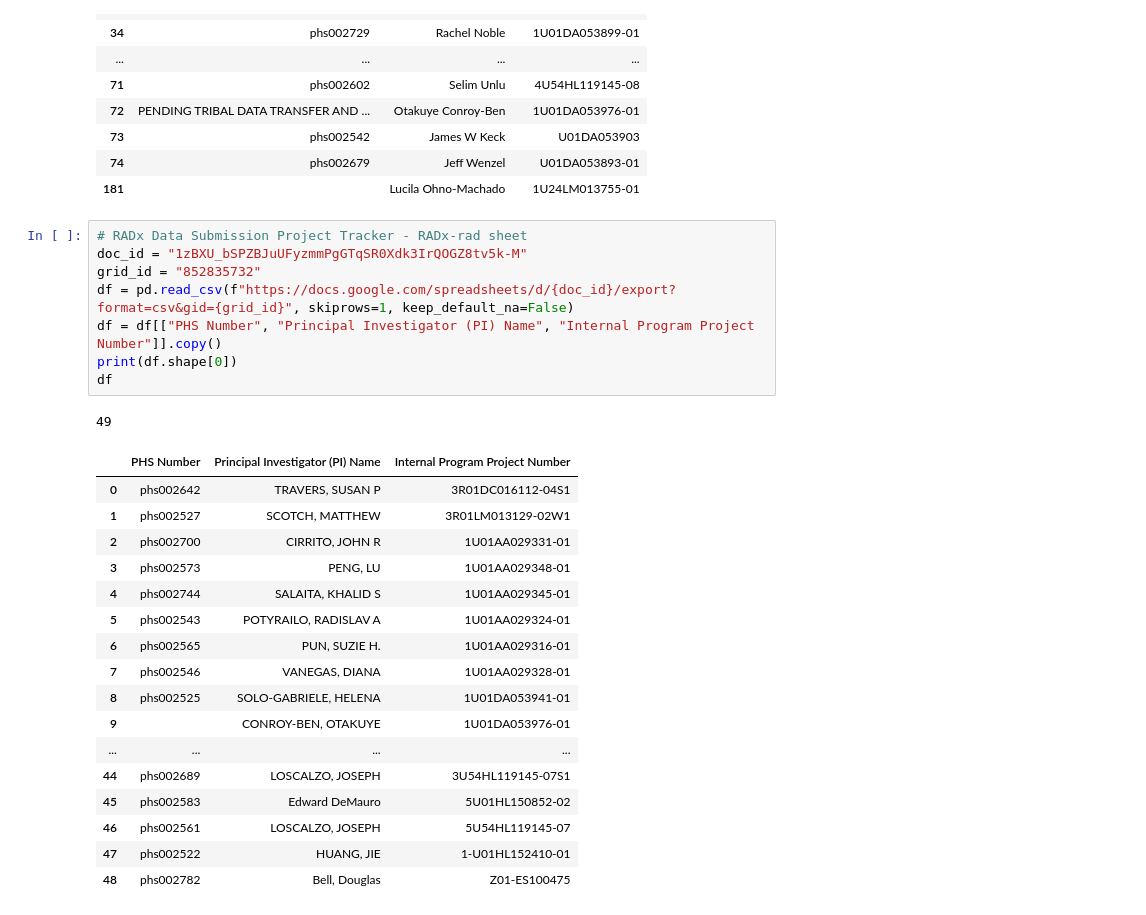
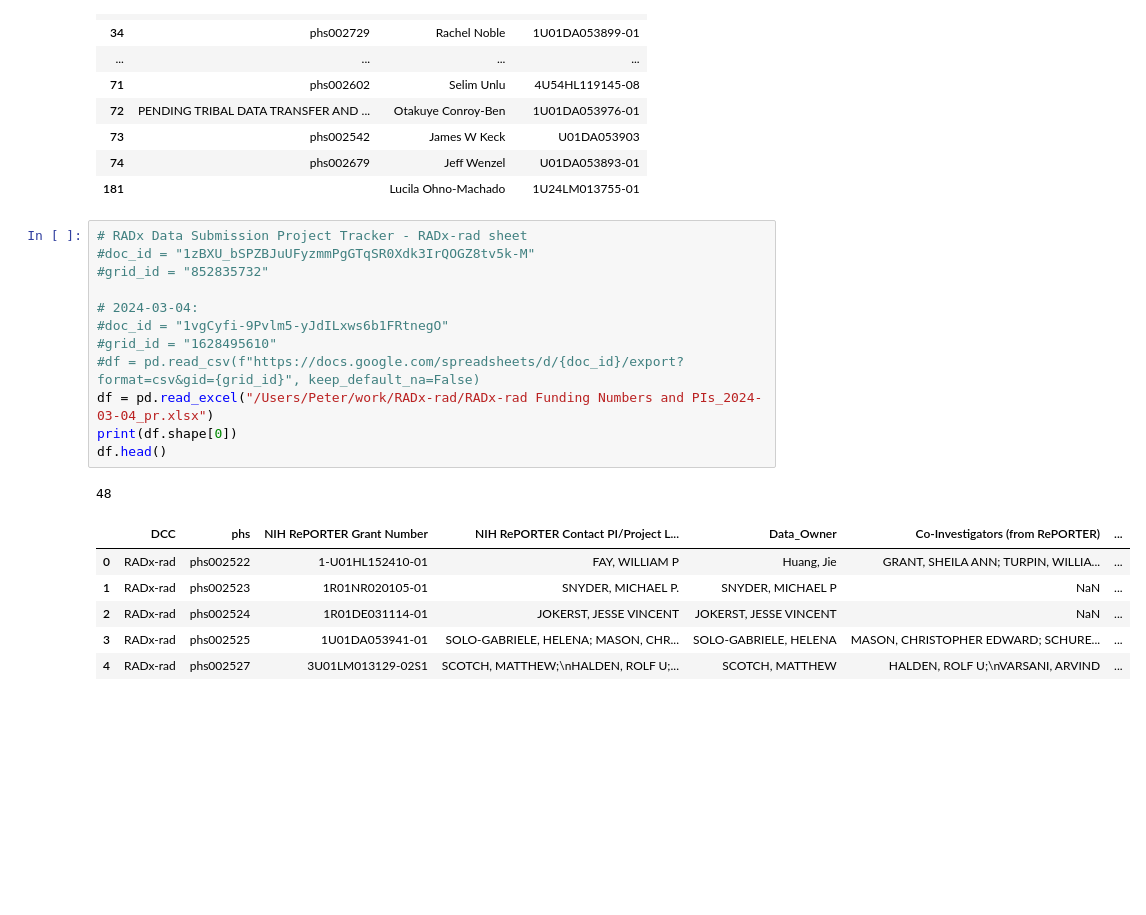
Before and after one commit to radxrad/radx-kg, a Jupyter notebook: notebooks/processing/1_get_core_project_info.ipynb, the cells around one changed output. Drawn from its saved outputs; the diff is of its cells as text; blank space fills up the shorter version.

```diff
--- a/notebooks/1_get_core_project_info.ipynb
+++ b/notebooks/processing/1_get_core_project_info.ipynb
@@ -79,29 +79,22 @@ radx_rad
 | 181 |  | Lucila Ohno-Machado | 1U24LM013755-01 |
 # %%
 # RADx Data Submission Project Tracker - RADx-rad sheet
-doc_id = "1zBXU_bSPZBJuUFyzmmPgGTqSR0Xdk3IrQOGZ8tv5k-M"
-grid_id = "852835732"
-df = pd.read_csv(f"https://docs.google.com/spreadsheets/d/{doc_id}/export?format=csv&gid={grid_id}", skiprows=1, keep_default_na=False)
-df = df[["PHS Number", "Principal Investigator (PI) Name", "Internal Program Project Number"]].copy()
+#doc_id = "1zBXU_bSPZBJuUFyzmmPgGTqSR0Xdk3IrQOGZ8tv5k-M"
+#grid_id = "852835732"
+
+# 2024-03-04:
+#doc_id = "1vgCyfi-9Pvlm5-yJdILxws6b1FRtnegO"
+#grid_id = "1628495610"
+#df = pd.read_csv(f"https://docs.google.com/spreadsheets/d/{doc_id}/export?format=csv&gid={grid_id}", keep_default_na=False)
+df = pd.read_excel("/Users/Peter/work/RADx-rad/RADx-rad Funding Numbers and PIs_2024-03-04_pr.xlsx")
 print(df.shape[0])
-df
+df.head()
 # %% [output]
-49
+48
-|  | PHS Number | Principal Investigator (PI) Name | Internal Program Project Number |
-| 0 | phs002642 | TRAVERS, SUSAN P | 3R01DC016112-04S1 |
-| 1 | phs002527 | SCOTCH, MATTHEW | 3R01LM013129-02W1 |
-| 2 | phs002700 | CIRRITO, JOHN R | 1U01AA029331-01 |
-| 3 | phs002573 | PENG, LU | 1U01AA029348-01 |
-| 4 | phs002744 | SALAITA, KHALID S | 1U01AA029345-01 |
-| 5 | phs002543 | POTYRAILO, RADISLAV A | 1U01AA029324-01 |
-| 6 | phs002565 | PUN, SUZIE H. | 1U01AA029316-01 |
-| 7 | phs002546 | VANEGAS, DIANA | 1U01AA029328-01 |
-| 8 | phs002525 | SOLO-GABRIELE, HELENA | 1U01DA053941-01 |
-| 9 |  | CONROY-BEN, OTAKUYE | 1U01DA053976-01 |
-| ... | ... | ... | ... |
-| 44 | phs002689 | LOSCALZO, JOSEPH | 3U54HL119145-07S1 |
-| 45 | phs002583 | Edward DeMauro | 5U01HL150852-02 |
-| 46 | phs002561 | LOSCALZO, JOSEPH | 5U54HL119145-07 |
-| 47 | phs002522 | HUANG, JIE | 1-U01HL152410-01 |
-| 48 | phs002782 | Bell, Douglas | Z01-ES100475 |
+|  | DCC | phs | NIH RePORTER Grant Number | NIH RePORTER Contact PI/Project L... | Data_Owner | Co-Investigators (from RePORTER) | ... |
+| 0 | RADx-rad | phs002522 | 1-U01HL152410-01 | FAY, WILLIAM P | Huang, Jie | GRANT, SHEILA ANN; TURPIN, WILLIA... | ... |
+| 1 | RADx-rad | phs002523 | 1R01NR020105-01 | SNYDER, MICHAEL P. | SNYDER, MICHAEL P | NaN | ... |
+| 2 | RADx-rad | phs002524 | 1R01DE031114-01 | JOKERST, JESSE VINCENT | JOKERST, JESSE VINCENT | NaN | ... |
+| 3 | RADx-rad | phs002525 | 1U01DA053941-01 | SOLO-GABRIELE, HELENA; MASON, CHR... | SOLO-GABRIELE, HELENA | MASON, CHRISTOPHER EDWARD; SCHURE... | ... |
+| 4 | RADx-rad | phs002527 | 3U01LM013129-02S1 | SCOTCH, MATTHEW;\nHALDEN, ROLF U;... | SCOTCH, MATTHEW | HALDEN, ROLF U;\nVARSANI, ARVIND | ... |
 # %%
```
Also changed, not shown: parts of 1 cell of this notebook, 13 other files.
